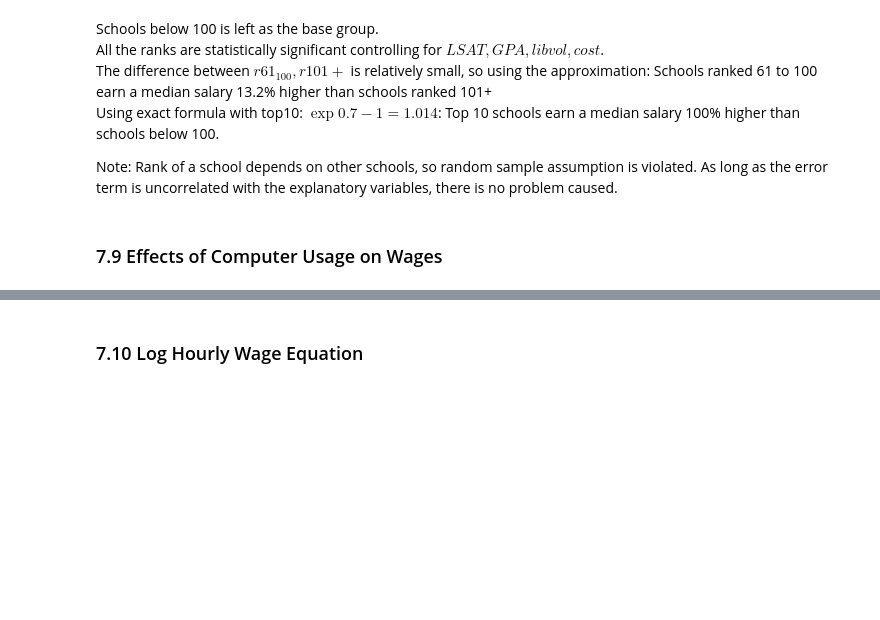
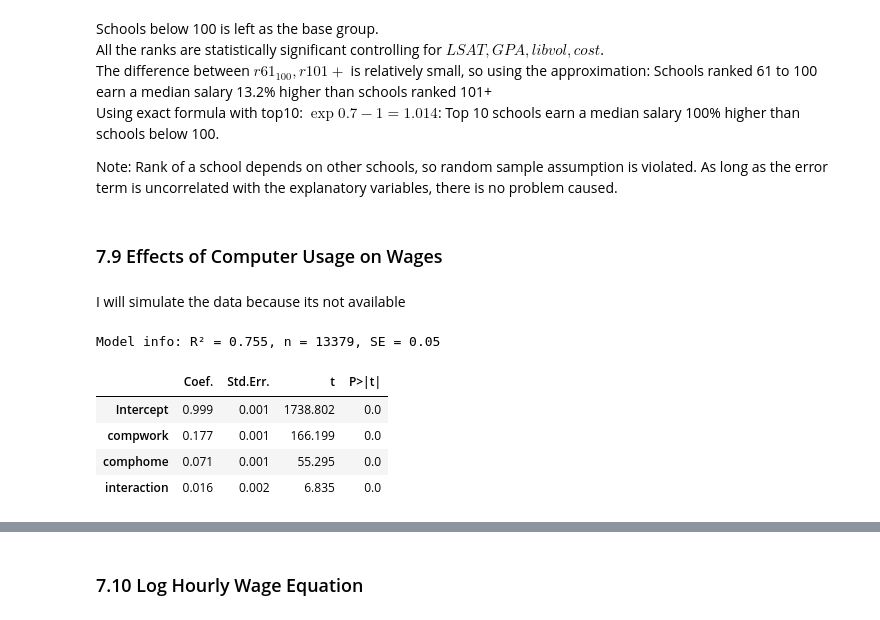
Before and after one commit to 42Ahmed/woolpy, a Jupyter notebook: Chapter 7.ipynb, the cells around one changed output, grey strips where cells are left out. Saved outputs shown, nothing was run; the diff lists cells and outputs as text; code cells hidden in the pictures; blank space fills up the shorter version.

```diff
--- a/Chapter 7.ipynb
+++ b/Chapter 7.ipynb
@@ -381,3 +382,55 @@ Using exact formula with top10: $\exp{0.7}-1 = 1.014$: Top 10 schools earn a med
 Note: Rank of a school depends on other schools, so random sample assumption is violated. As long as the error term is uncorrelated with the explanatory variables, there is no problem caused.
 # %% [markdown]
 ### 7.9 Effects of Computer Usage on Wages
+# %% [markdown]
+I will simulate the data because its not available
+# %%
+np.random.seed(42)
+
+# Sample size
+n = 13379
+
+# Binary indicators
+compwork = np.random.binomial(1, 0.3, n)
+comphome = np.random.binomial(1, 0.2, n)
+interaction = compwork * comphome
+
+# Target betas
+beta0 = 1
+beta1 = 0.177
+beta2 = 0.070
+beta3 = 0.017
+
+# To hit target SEs approximately, set noise level accordingly
+# After experimentation, this works well
+sigma = 0.05  # Adjust noise scale
+
+# Generate lwage
+error = np.random.normal(0, sigma, n)
+lwage = (
+    beta0 +
+    beta1 * compwork +
+    beta2 * comphome +
+    beta3 * interaction +
+    error
+)
+
+# Create DataFrame
+df = pd.DataFrame({
+    'lwage': lwage,
+    'compwork': compwork,
+    'comphome': comphome
+})
+
+# Interaction term
+df['interaction'] = df['compwork'] * df['comphome']
+# %%
+model09 = smf.ols('lwage ~ compwork + comphome + interaction', data=df).fit()
+report(model09)
+# %% [output]
+Model info: R² = 0.755, n = 13379, SE = 0.05
+|  | Coef. | Std.Err. | t | P>|t| |
+| Intercept | 0.999 | 0.001 | 1738.802 | 0.0 |
+| compwork | 0.177 | 0.001 | 166.199 | 0.0 |
+| comphome | 0.071 | 0.001 | 55.295 | 0.0 |
+| interaction | 0.016 | 0.002 | 6.835 | 0.0 |
```
Also changed, not shown: parts of 12 cells of this notebook.
